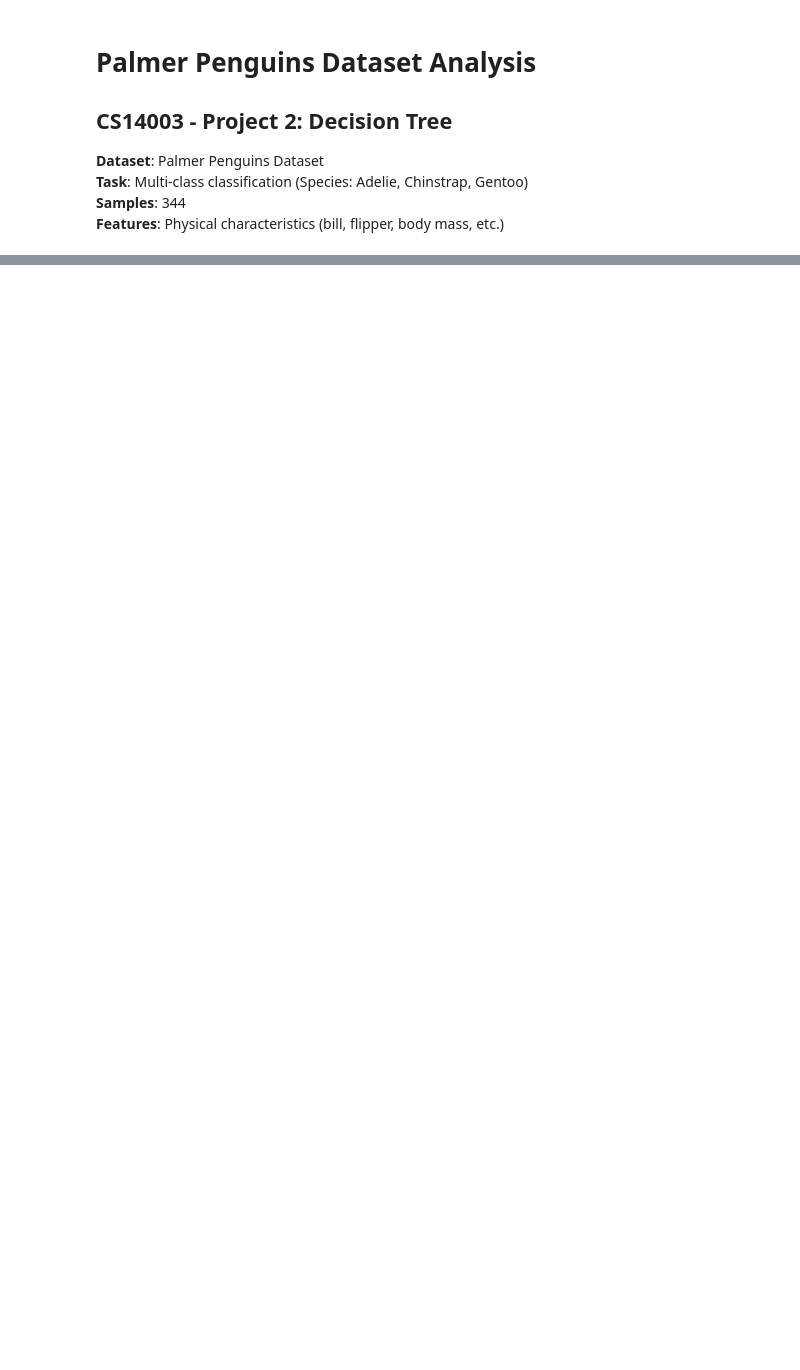
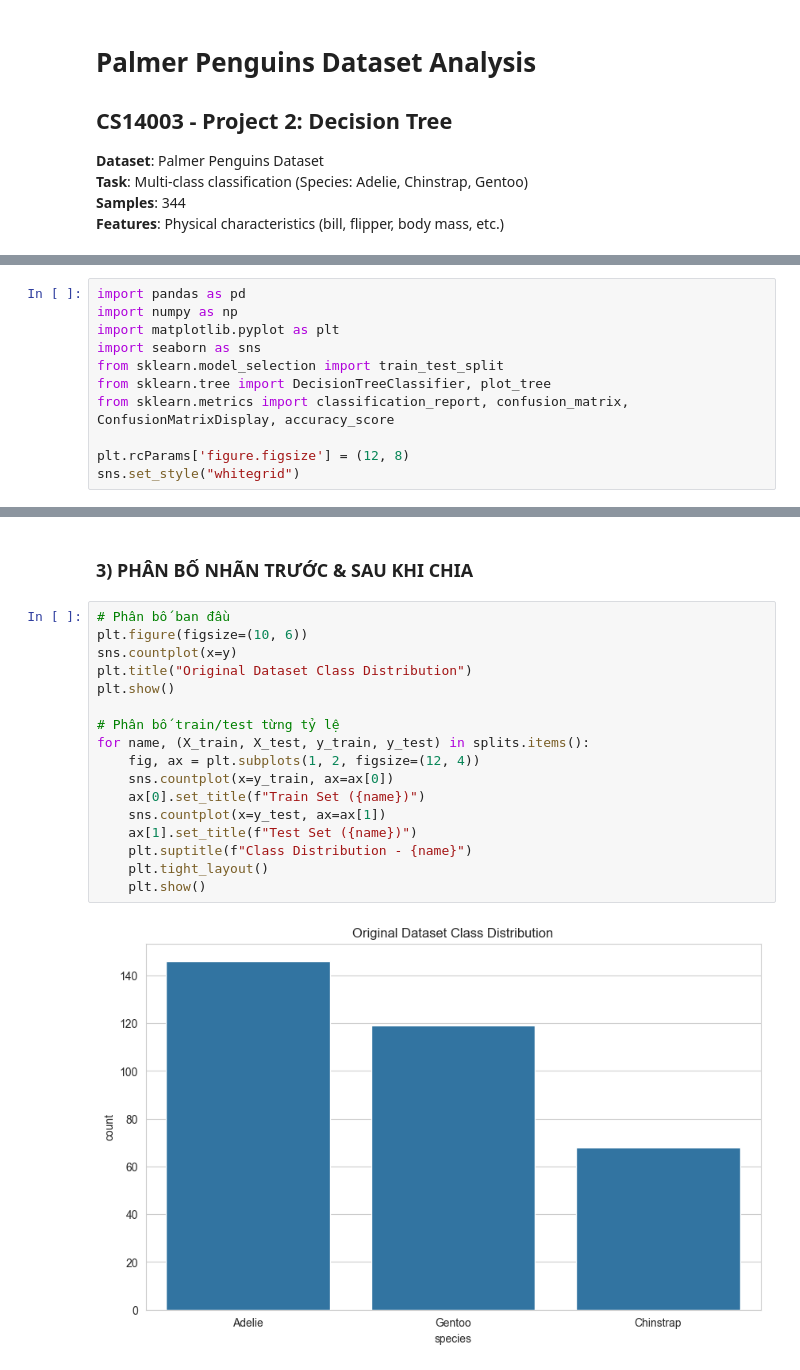
Before and after one commit to thanhan06/Project2_AI, a Jupyter notebook: notebooks/2_penguins.ipynb, the cells around one changed output, grey strips where cells are left out. Cells and saved outputs as stored; diff of their text form; blank space fills up the shorter version.

```diff
--- a/notebooks/2_penguins.ipynb
+++ b/notebooks/2_penguins.ipynb
@@ -143,0 +13,11 @@ weighted avg       0.97      0.97      0.97       134
+# %%
+import pandas as pd
+import numpy as np
+import matplotlib.pyplot as plt
+import seaborn as sns
+from sklearn.model_selection import train_test_split
+from sklearn.tree import DecisionTreeClassifier, plot_tree
+from sklearn.metrics import classification_report, confusion_matrix, ConfusionMatrixDisplay, accuracy_score
+
+plt.rcParams['figure.figsize'] = (12, 8)
+sns.set_style("whitegrid")
@@ -143,0 +49,21 @@ weighted avg       0.97      0.97      0.97       134
+# %% [markdown]
+### **3) PHÂN BỐ NHÃN TRƯỚC & SAU KHI CHIA**
+# %%
+# Phân bố ban đầu
+plt.figure(figsize=(10, 6))
+sns.countplot(x=y)
+plt.title("Original Dataset Class Distribution")
+plt.show()
+
+# Phân bố train/test từng tỷ lệ
+for name, (X_train, X_test, y_train, y_test) in splits.items():
+    fig, ax = plt.subplots(1, 2, figsize=(12, 4))
+    sns.countplot(x=y_train, ax=ax[0])
+    ax[0].set_title(f"Train Set ({name})")
+    sns.countplot(x=y_test, ax=ax[1])
+    ax[1].set_title(f"Test Set ({name})")
+    plt.suptitle(f"Class Distribution - {name}")
+    plt.tight_layout()
+    plt.show()
+# %% [output]
+[figure, added]
```
Also changed, not shown: parts of 16 cells of this notebook, 3 other files.
